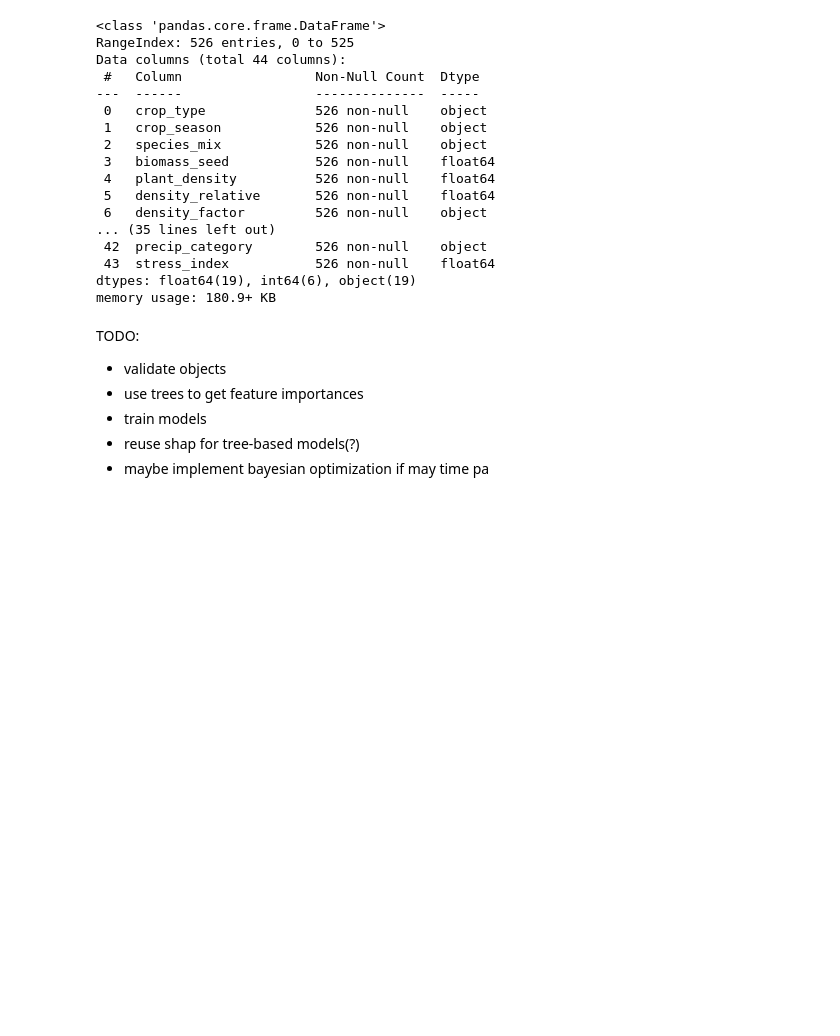
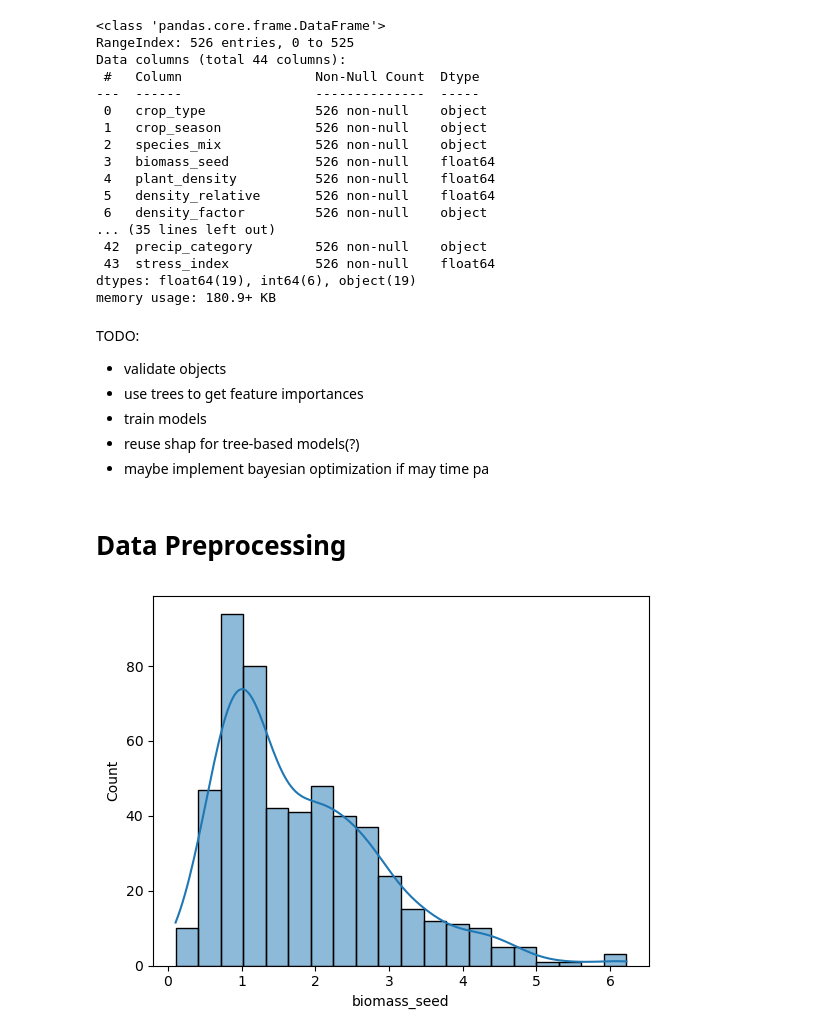
Before and after one commit to kabsmeiou/plant-density, a Jupyter notebook: notebook.ipynb, the cells around one changed output. Saved outputs shown, nothing was run; the diff lists cells and outputs as text; code cells hidden in the pictures; blank space fills up the shorter version.

```diff
--- a/notebook.ipynb
+++ b/notebook.ipynb
@@ -29,3 +29,22 @@ TODO:
 - train models
 - reuse shap for tree-based models(?)
 - maybe implement bayesian optimization if may time pa
+# %% [markdown]
+# Data Preprocessing
+# %%
+# segregate columns
+categorical_columns = df.select_dtypes(include=['object']).columns
+numerical_columns = df.select_dtypes(include=['int64', 'float64']).drop('biomass_seed', axis=1).columns
+
+# tolower categorical columns
+for col in categorical_columns:
+  df[col] = df[col].str.lower()
+# %%
+import seaborn as sns
+import matplotlib.pyplot as plt
+
+# view target value distribution
+sns.histplot(df['biomass_seed'], bins=20, kde=True)
+plt.show()
+# %% [output]
+[figure, added]
```
Also changed, not shown: parts of 34 cells of this notebook.
